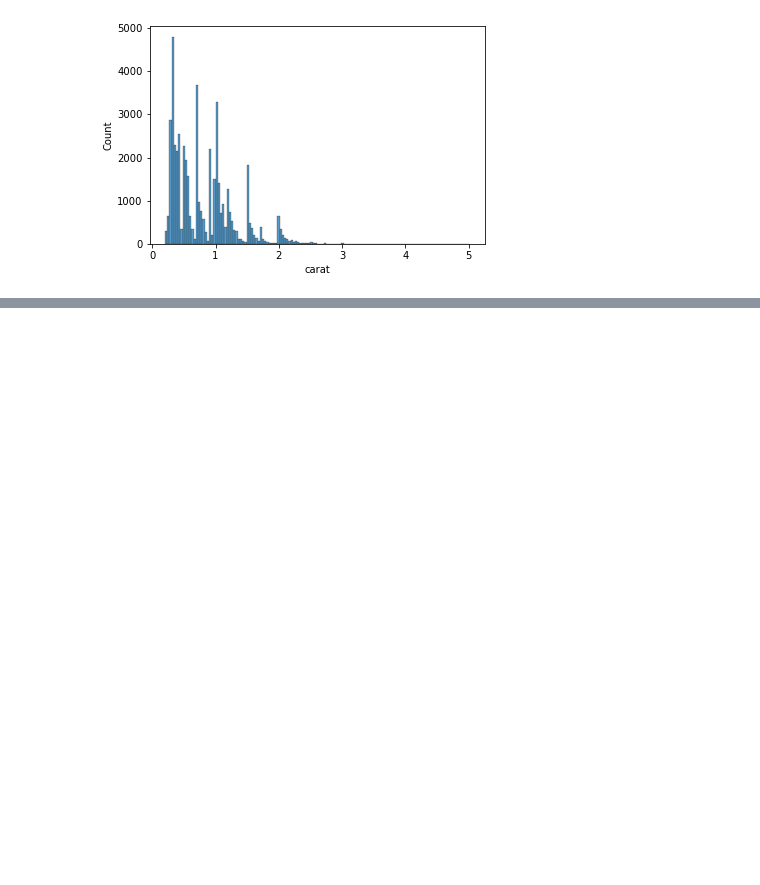
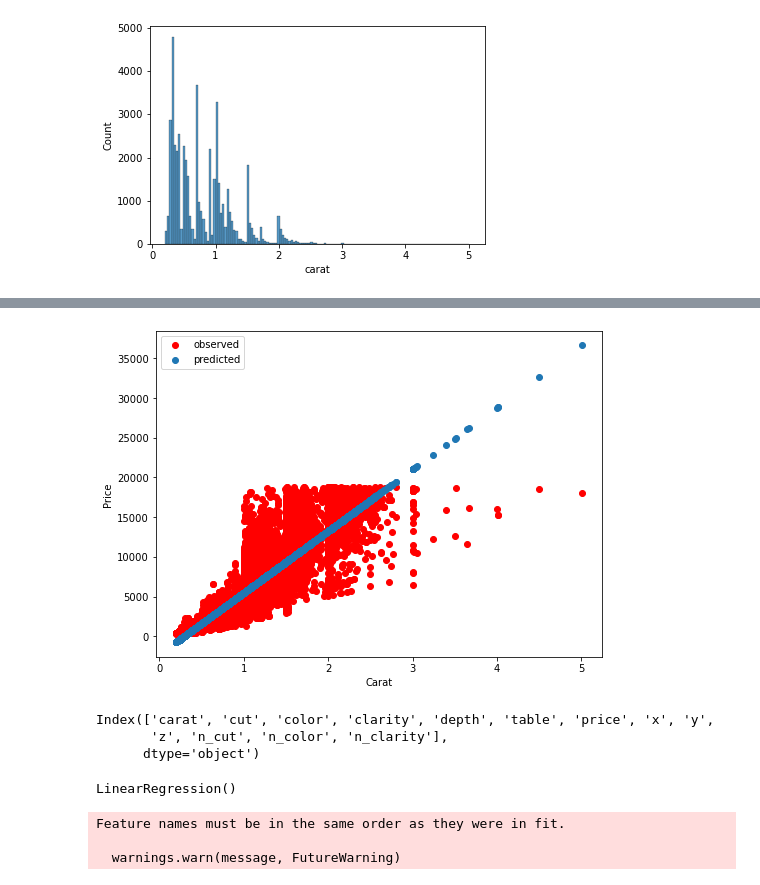
Before and after one commit to pedrolaender/03.Ironhack_Diamonds, a Jupyter notebook: estudo regressão linear.ipynb, the cells around one changed output, grey strips where cells are left out. Saved outputs shown, nothing was run; the diff lists cells and outputs as text; code cells hidden in the pictures; blank space fills up the shorter version.

```diff
--- a/estudo regressão linear.ipynb
+++ b/estudo regressão linear.ipynb
@@ -197,3 +239,8 @@ sns.histplot(diamonds['carat'])
 # %% [output]
 <AxesSubplot:xlabel='carat', ylabel='Count'>
 [figure]
+# %%
+x = diamonds[['carat']]
+y = diamonds['price']
+# %%
+model.fit(x,y)
@@ -199,0 +249,2 @@ sns.histplot(diamonds['carat'])
+# %%
+y_pred = model.predict(x)
@@ -199,0 +311,19 @@ sns.histplot(diamonds['carat'])
+# %%
+plt.figure(figsize=(8,6))
+plt.xlabel('Carat')
+plt.ylabel('Price')
+plt.scatter(x, y, color='red', label='observed')
+
+# plot the predicted values together with the observed values
+plt.scatter(x, y_pred, label='predicted')
+
+
+plt.legend();
+# %% [output]
+[figure, added]
+# %%
+diamonds.columns
+# %% [output]
+Index(['carat', 'cut', 'color', 'clarity', 'depth', 'table', 'price', 'x', 'y',
+       'z', 'n_cut', 'n_color', 'n_clarity'],
+      dtype='object')
@@ -199,0 +334,5 @@ sns.histplot(diamonds['carat'])
+# %%
+model_1 = LinearRegression()
+model_1.fit(x_1, y_1)
+# %% [output]
+LinearRegression()
@@ -199,0 +341,7 @@ sns.histplot(diamonds['carat'])
+# %%
+y_1_pred = model_1.predict(x_1)
+y_outlier = model_1.predict(x_out)
+# %% [output]
+Feature names must be in the same order as they were in fit.
+
+  warnings.warn(message, FutureWarning)
```
Also changed, not shown: parts of 86 cells of this notebook, 1 other file.
